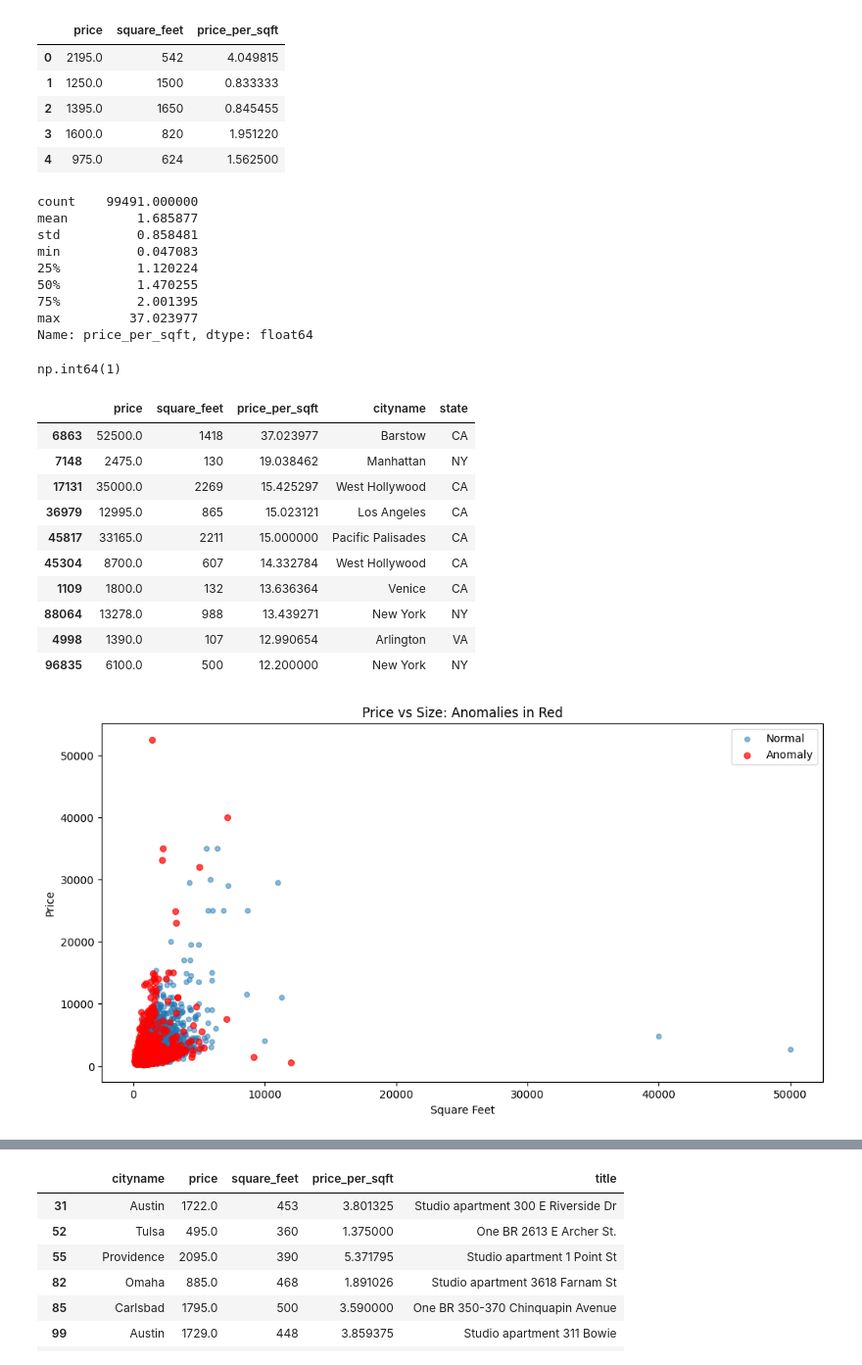
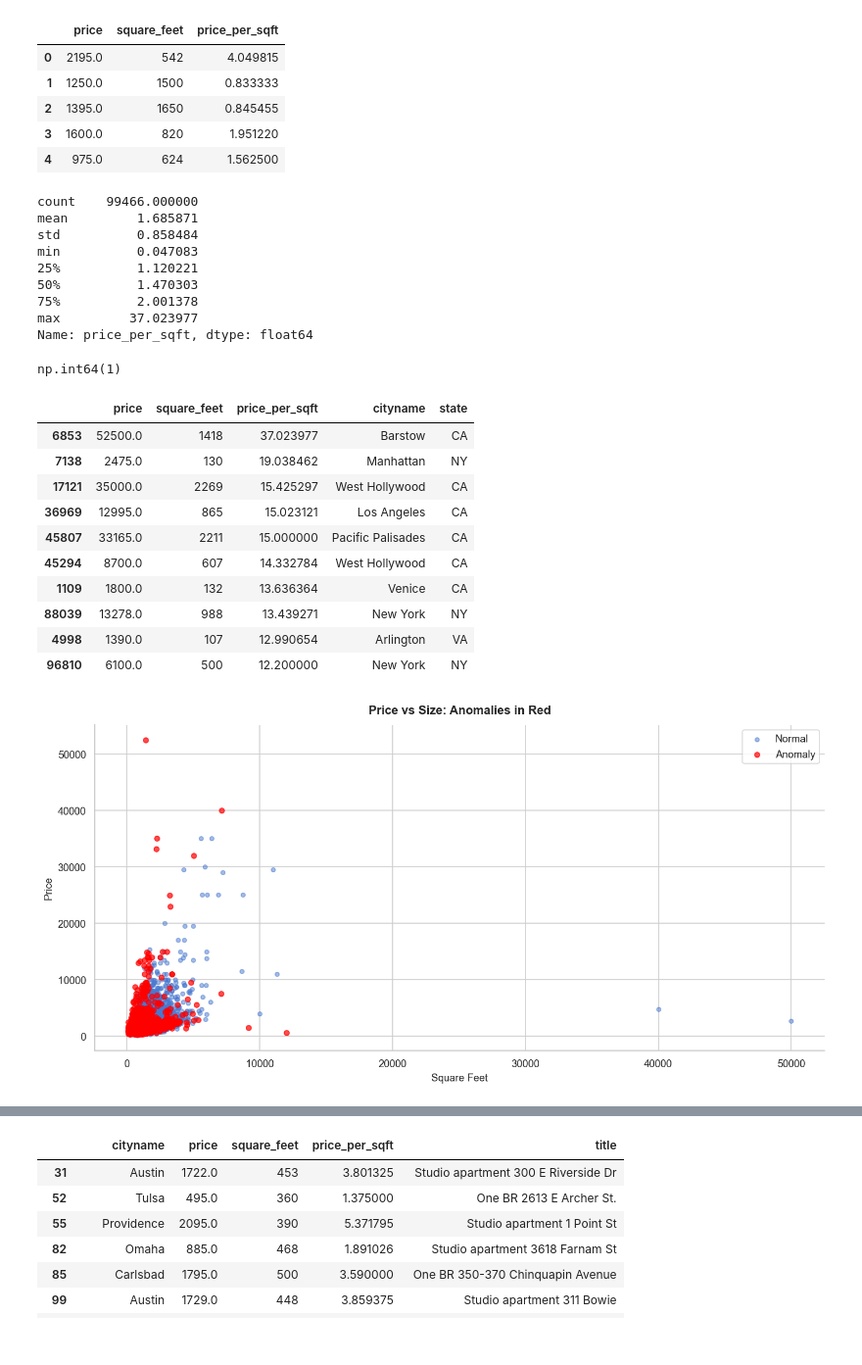
Before and after one commit to Dressi123/FakeOut, a Jupyter notebook: ML_Final_Project.ipynb, the cells around one changed output, grey strips where cells are left out. Shown at 98% size. Drawn from its saved outputs; the diff is of its cells as text; code cells hidden in the pictures.

```diff
--- a/ML_Final_Project.ipynb
+++ b/ML_Final_Project.ipynb
@@ -8 +5,10 @@ import numpy as np
+# %%
+import pandas as pd
+import numpy as np
+import matplotlib.pyplot as plt
+import matplotlib.ticker as mticker
+import seaborn as sns
+
+sns.set_theme(style='whitegrid', palette='muted')
+plt.rcParams.update({'figure.dpi': 120, 'axes.titlesize': 13, 'axes.labelsize': 11})
 # %% [markdown]
@@ -259,0 +358,16 @@ Welcome , Carrboro's BEST CHOICE for upscale apartment living! Relax and lounge
+# %%
+# Flag bad coordinates: (0, 0), out-of-range values, or missing
+bad_coords = (
+    df['latitude'].isna() |
+    df['longitude'].isna() |
+    (df['latitude'] == 0) |
+    (df['longitude'] == 0)
+)
+
+print(f"Rows with bad coordinates: {bad_coords.sum()}")
+print()
+print(df[bad_coords][['latitude', 'longitude', 'state', 'cityname']].head(20).to_string())
+
+# Drop them
+df = df[~bad_coords].reset_index(drop=True)
+print(f"\nDataset size after removing bad coordinates: {len(df):,}")
@@ -282,13 +421,13 @@ df[["price", "square_feet", "price_per_sqft"]].head()
 # %%
 df["price_per_sqft"].describe()
 # %% [output]
-count    99491.000000
-mean         1.685877
-std          0.858481
+count    99466.000000
+mean         1.685871
+std          0.858484
 min          0.047083
-25%          1.120224
-50%          1.470255
-75%          2.001395
+25%          1.120221
+50%          1.470303
+75%          2.001378
 max         37.023977
 Name: price_per_sqft, dtype: float64
 # %%
@@ -299,16 +438,16 @@ np.int64(1)
 df.nlargest(10, "price_per_sqft")[["price", "square_feet", "price_per_sqft", "cityname", "state"]]
 # %% [output]
 |  | price | square_feet | price_per_sqft | cityname | state |
-| 6863 | 52500.0 | 1418 | 37.023977 | Barstow | CA |
-| 7148 | 2475.0 | 130 | 19.038462 | Manhattan | NY |
-| 17131 | 35000.0 | 2269 | 15.425297 | West Hollywood | CA |
-| 36979 | 12995.0 | 865 | 15.023121 | Los Angeles | CA |
-| 45817 | 33165.0 | 2211 | 15.000000 | Pacific Palisades | CA |
-| 45304 | 8700.0 | 607 | 14.332784 | West Hollywood | CA |
+| 6853 | 52500.0 | 1418 | 37.023977 | Barstow | CA |
+| 7138 | 2475.0 | 130 | 19.038462 | Manhattan | NY |
+| 17121 | 35000.0 | 2269 | 15.425297 | West Hollywood | CA |
+| 36969 | 12995.0 | 865 | 15.023121 | Los Angeles | CA |
+| 45807 | 33165.0 | 2211 | 15.000000 | Pacific Palisades | CA |
+| 45294 | 8700.0 | 607 | 14.332784 | West Hollywood | CA |
 | 1109 | 1800.0 | 132 | 13.636364 | Venice | CA |
-| 88064 | 13278.0 | 988 | 13.439271 | New York | NY |
+| 88039 | 13278.0 | 988 | 13.439271 | New York | NY |
 | 4998 | 1390.0 | 107 | 12.990654 | Arlington | VA |
-| 96835 | 6100.0 | 500 | 12.200000 | New York | NY |
+| 96810 | 6100.0 | 500 | 12.200000 | New York | NY |
 # %%
 # High price_per_sqft is normal in CA/NY, not in rural areas
 df["is_price_anomaly"] = False
@@ -322,23 +461,23 @@ for city in df['cityname'].unique():
     bounds = (Q1_city - 1.5 * IQR_city, Q3_city + 1.5 * IQR_city)
     df.loc[df['cityname'] == city, "is_price_anomaly"] = (df[df['cityname'] == city]["price_per_sqft"] < bounds[0]) | (df[df['cityname'] == city]["price_per_sqft"] > bounds[1])
 # %%
-# 5. Quick scatter plot
-import matplotlib.pyplot as plt
-
+# Price vs Square Feet — anomalies highlighted
 fig, ax = plt.subplots(figsize=(12, 6))
 ax.scatter(df[~df['is_price_anomaly']]['square_feet'],
            df[~df['is_price_anomaly']]['price'],
            alpha=0.5, label='Normal', s=20)
 ax.scatter(df[df['is_price_anomaly']]['square_feet'],
            df[df['is_price_anomaly']]['price'],
            alpha=0.7, color='red', label='Anomaly', s=30)
 ax.set_xlabel('Square Feet')
 ax.set_ylabel('Price')
-ax.set_title('Price vs Size: Anomalies in Red')
+ax.set_title('Price vs Size: Anomalies in Red', fontweight='bold', pad=12)
 ax.legend()
+sns.despine()
+plt.tight_layout()
 plt.show()
 # %% [output]
-[figure, old version]
+[figure, new version]
 # %%
 # 1. Count total anomalies
 print(f"Total anomalies detected: {df['is_price_anomaly'].sum()}")
```
Also changed, not shown: parts of 31 cells of this notebook.
